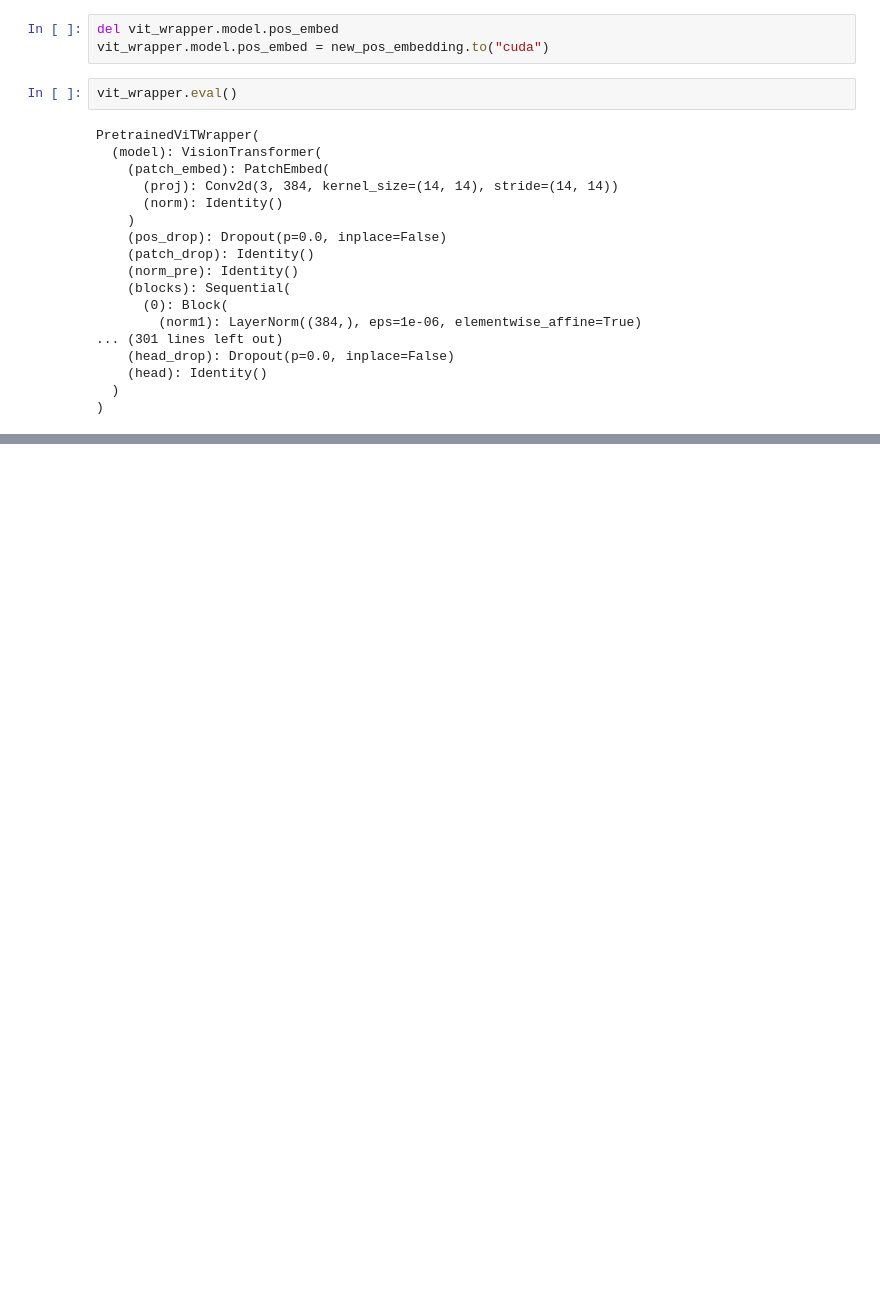
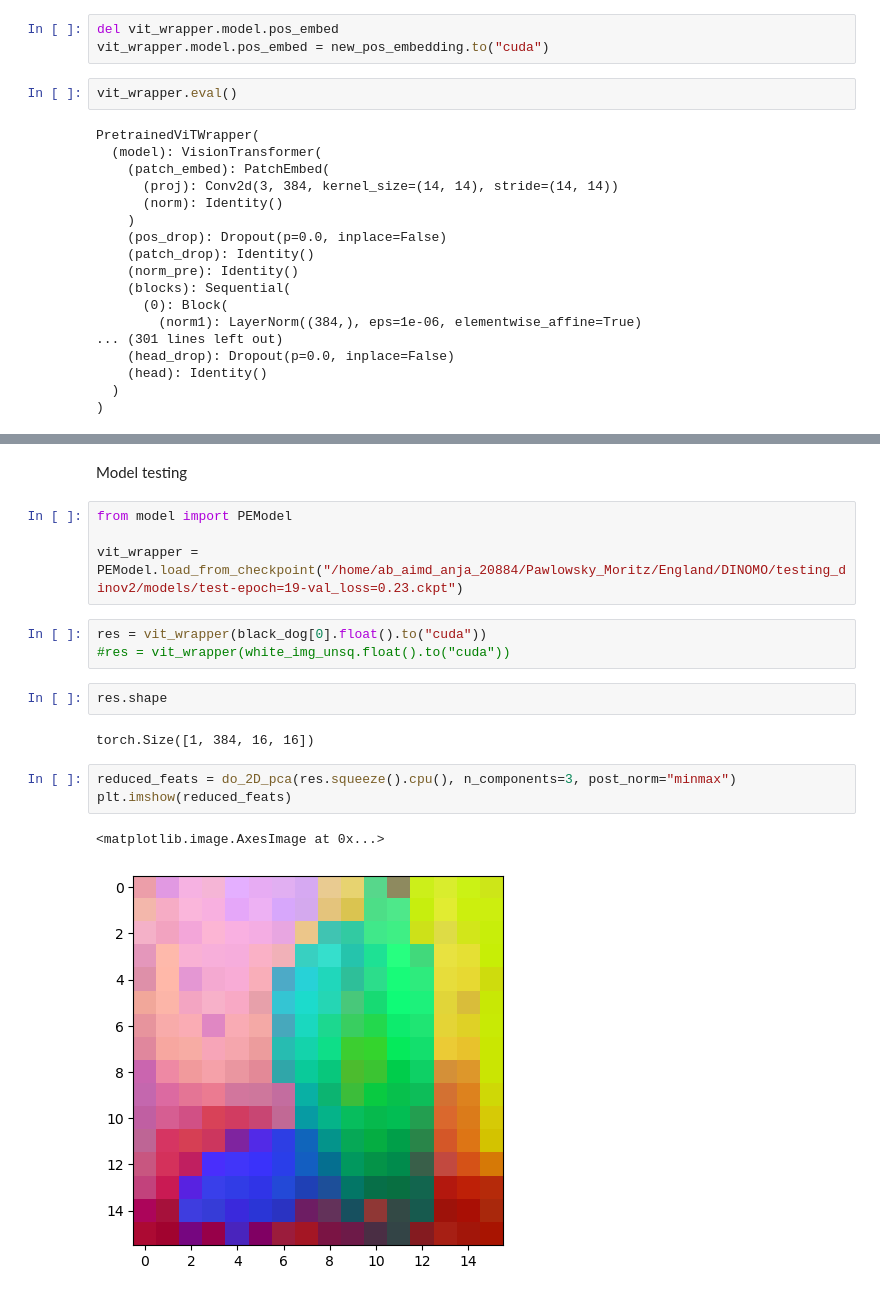
Before and after one commit to tldr-group/dino-saw, a Jupyter notebook: testing_dinov2/test.ipynb, the cells around one changed output, grey strips where cells are left out. Drawn from its saved outputs; the diff is of its cells as text; blank space fills up the shorter version.

```diff
--- a/testing_dinov2/test.ipynb
+++ b/testing_dinov2/test.ipynb
@@ -146,0 +152,19 @@ plt.imshow(scaled_plt_img)
+# %% [markdown]
+Model testing
+# %%
+from model import PEModel
+
+vit_wrapper = PEModel.load_from_checkpoint("/home/ab_aimd_anja_20884/Pawlowsky_Moritz/England/DINOMO/testing_dinov2/models/test-epoch=19-val_loss=0.23.ckpt")
+# %%
+res = vit_wrapper(black_dog[0].float().to("cuda"))
+#res = vit_wrapper(white_img_unsq.float().to("cuda"))
+# %%
+res.shape
+# %% [output]
+torch.Size([1, 384, 16, 16])
+# %%
+reduced_feats = do_2D_pca(res.squeeze().cpu(), n_components=3, post_norm="minmax")
+plt.imshow(reduced_feats)
+# %% [output]
+<matplotlib.image.AxesImage at 0x...>
+[figure, added]
```
Also changed, not shown: parts of 18 cells of this notebook.
